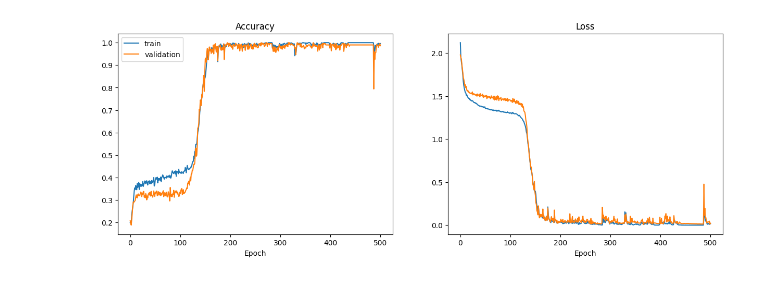
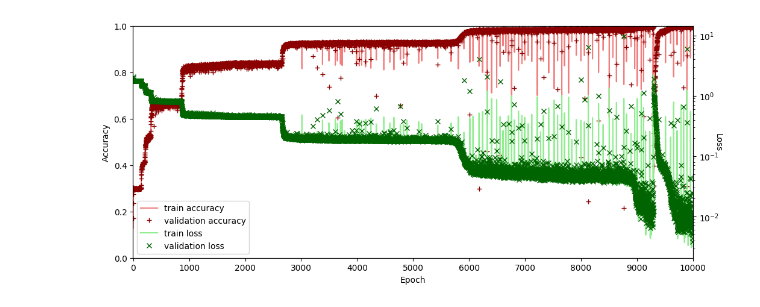
Before and after one commit to irkri/elissabeth, a Jupyter notebook: projects/wandb_extract.ipynb, the cells around one changed output. Drawn from its saved outputs; the diff is of its cells as text; code cells hidden in the pictures.

Commit message:
new plots

```diff
--- a/projects/wandb_extract.ipynb
+++ b/projects/wandb_extract.ipynb
@@ -7,6 +11,6 @@ import wandb
 # %%
 api = wandb.Api()
-run = api.run("krieg-team/Elissabeth Long Lookup 2/vi8fn5hw")
+run = api.run(f"krieg-team/{project}/{model_id}")
 # %%
 def get_metric(name: str) -> np.ndarray:
     return np.array([row[name] for row in run.scan_history(keys=[name])])
@@ -17,23 +21,31 @@ val_acc = get_metric("validation/accuracy")
 train_loss = get_metric("train/loss")
 val_loss = get_metric("validation/loss")
 # %%
-fig, ax = plt.subplots(1, 2, figsize=(15, 5))
+fig, ax = plt.subplots(1, 1, figsize=(12, 5))
 
-ax[0].plot(train_acc, "-", label="train")
-ax[0].plot(val_acc, "-", label="validation")
-ax[0].set_title("Accuracy")
-ax[0].set_xlabel("Epoch")
-ax[0].legend(loc="best")
+ax.plot(train_acc, "-", label="train accuracy", color="lightcoral")
+ax.plot(val_acc, "+", label="validation accuracy", color="darkred")
+ax.plot([], "-", label="train loss", color="lightgreen")
+ax.plot([], "x", label="validation loss", color="darkgreen")
+ax.set_xlabel("Epoch")
+ax.set_ylim(0, 1.0)
+ax.set_ylabel("Accuracy")
+ax.set_xlim(-5, train_acc.shape[0]+5)
+ax.set_xticks([i*1000 for i in range(train_acc.shape[0]//1000+1)])
+ax.legend(loc="lower left")
 
-ax[1].plot(train_loss, "-", label="train")
-ax[1].plot(val_loss, "-", label="validation")
-ax[1].set_title("Loss")
-ax[1].set_xlabel("Epoch")
+twinax = ax.twinx()
+twinax.plot(train_loss, "-", label="train loss", color="lightgreen")
+twinax.plot(val_loss, "x", label="validation loss", color="darkgreen")
+twinax.set_yscale("log")
+# twinax.set_ylim(0, 5)
+twinax.set_ylabel("Loss", rotation=270)
 
 plt.savefig(
-    Path.cwd() / "plot.pdf",
+    Path.cwd() / f"metrics_{model_id}.pdf",
     bbox_inches="tight",
     facecolor=(0, 0, 0, 0),
 )
+plt.show()
 # %% [output]
-[figure, old version]
+[figure, new version]
```
Also changed, not shown: parts of 1 cell of this notebook.
